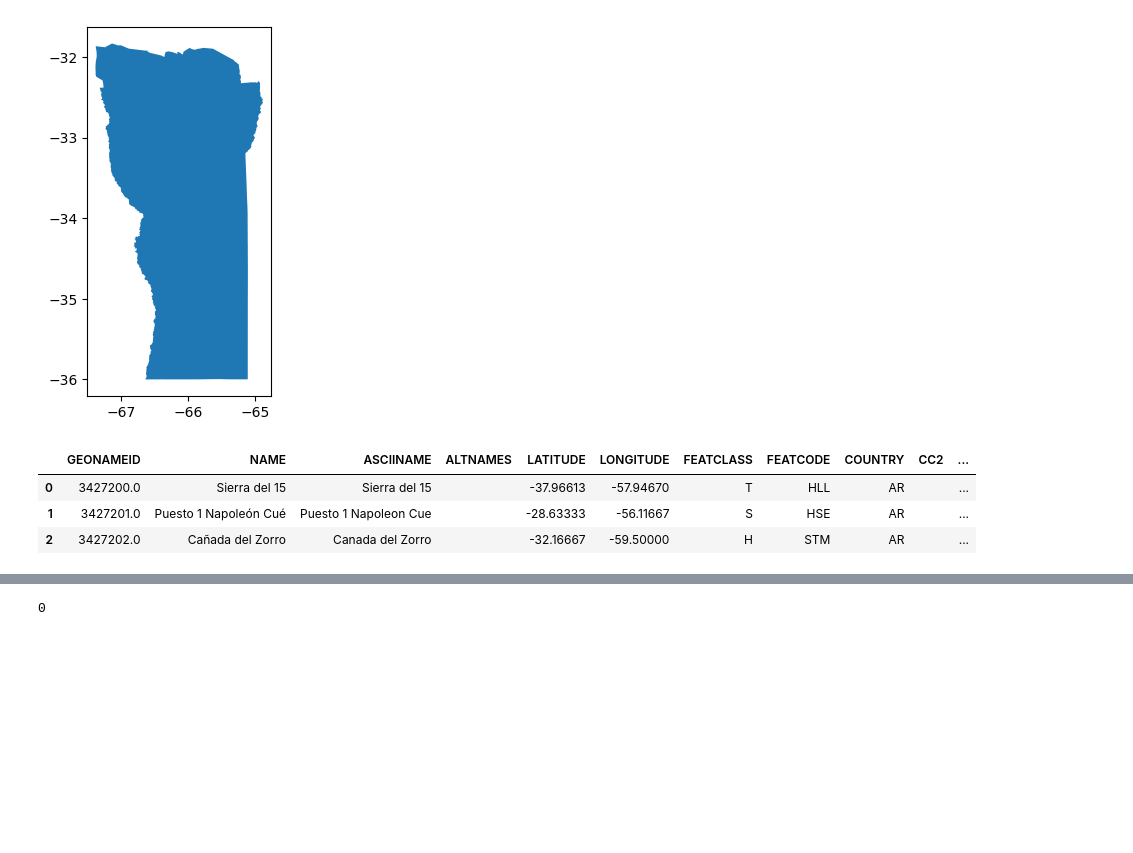
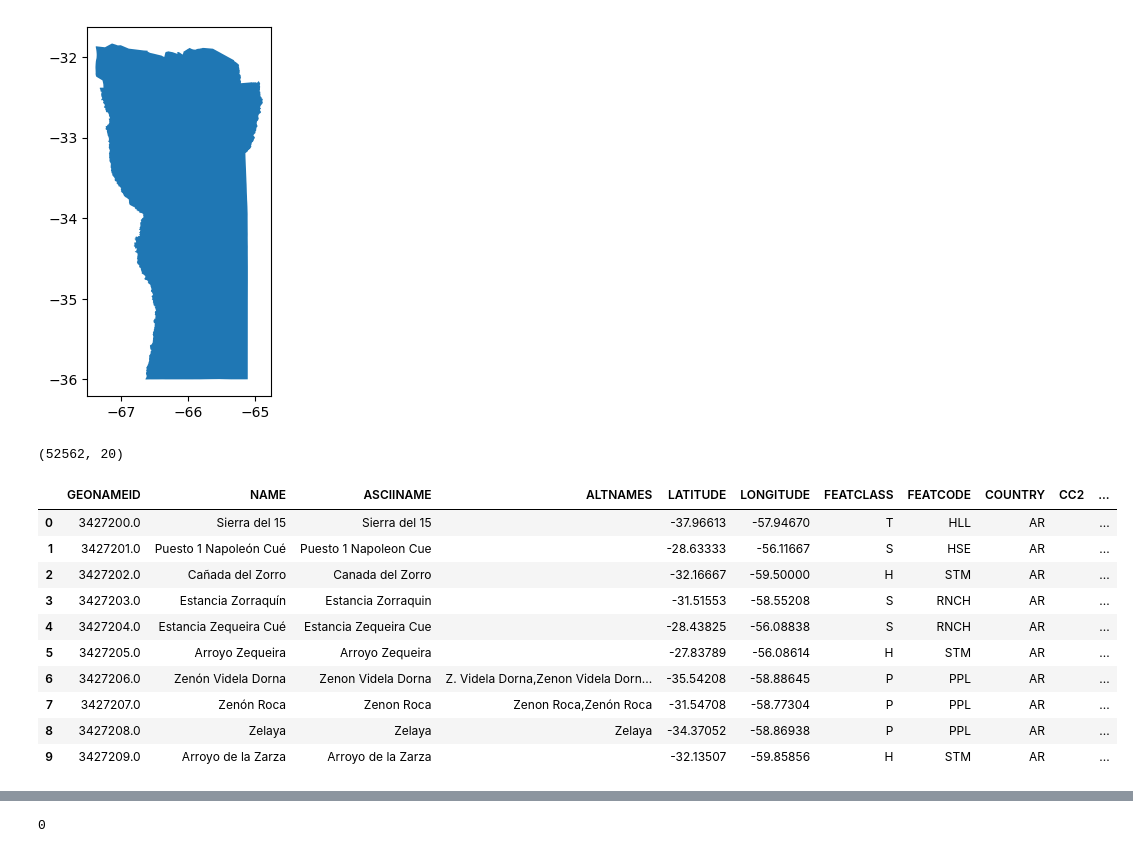
Before and after one commit to juansv2k2/property-price-analysis, a Jupyter notebook: Grupo 7.ipynb, the cells around one changed output, grey strips where cells are left out. Drawn from its saved outputs; the diff is of its cells as text; code cells hidden in the pictures; blank space fills up the shorter version.

```diff
--- a/Grupo 7.ipynb
+++ b/Grupo 7.ipynb
@@ -121,17 +141,25 @@ mapa_san_luis.plot()
 # %%
 # Dataframe con la info sobre geonames_id
 
 location_geonames = 'provincias/AR/AR.csv'
 data_geonames = gpd.read_file(location_geonames, sep='\t')
 
 # convierte a float64 la columna 'GEONAMEID' que es un string
 
 data_geonames['GEONAMEID'] = pd.to_numeric(data_geonames['GEONAMEID'], errors='coerce').astype(float)
-data_geonames.dtypes
 
-data_geonames.head(3)
+print(data_geonames.shape)
+data_geonames.head(10)
 # %% [output]
+(52562, 20)
 |  | GEONAMEID | NAME | ASCIINAME | ALTNAMES | LATITUDE | LONGITUDE | FEATCLASS | FEATCODE | COUNTRY | CC2 | ... |
 | 0 | 3427200.0 | Sierra del 15 | Sierra del 15 |  | -37.96613 | -57.94670 | T | HLL | AR |  | ... |
 | 1 | 3427201.0 | Puesto 1 Napoleón Cué | Puesto 1 Napoleon Cue |  | -28.63333 | -56.11667 | S | HSE | AR |  | ... |
 | 2 | 3427202.0 | Cañada del Zorro | Canada del Zorro |  | -32.16667 | -59.50000 | H | STM | AR |  | ... |
+| 3 | 3427203.0 | Estancia Zorraquín | Estancia Zorraquin |  | -31.51553 | -58.55208 | S | RNCH | AR |  | ... |
+| 4 | 3427204.0 | Estancia Zequeira Cué | Estancia Zequeira Cue |  | -28.43825 | -56.08838 | S | RNCH | AR |  | ... |
+| 5 | 3427205.0 | Arroyo Zequeira | Arroyo Zequeira |  | -27.83789 | -56.08614 | H | STM | AR |  | ... |
+| 6 | 3427206.0 | Zenón Videla Dorna | Zenon Videla Dorna | Z. Videla Dorna,Zenon Videla Dorn... | -35.54208 | -58.88645 | P | PPL | AR |  | ... |
+| 7 | 3427207.0 | Zenón Roca | Zenon Roca | Zenon Roca,Zenón Roca | -31.54708 | -58.77304 | P | PPL | AR |  | ... |
+| 8 | 3427208.0 | Zelaya | Zelaya | Zelaya | -34.37052 | -58.86938 | P | PPL | AR |  | ... |
+| 9 | 3427209.0 | Arroyo de la Zarza | Arroyo de la Zarza |  | -32.13507 | -59.85856 | H | STM | AR |  | ... |
```
Also changed, not shown: parts of 31 cells of this notebook.
